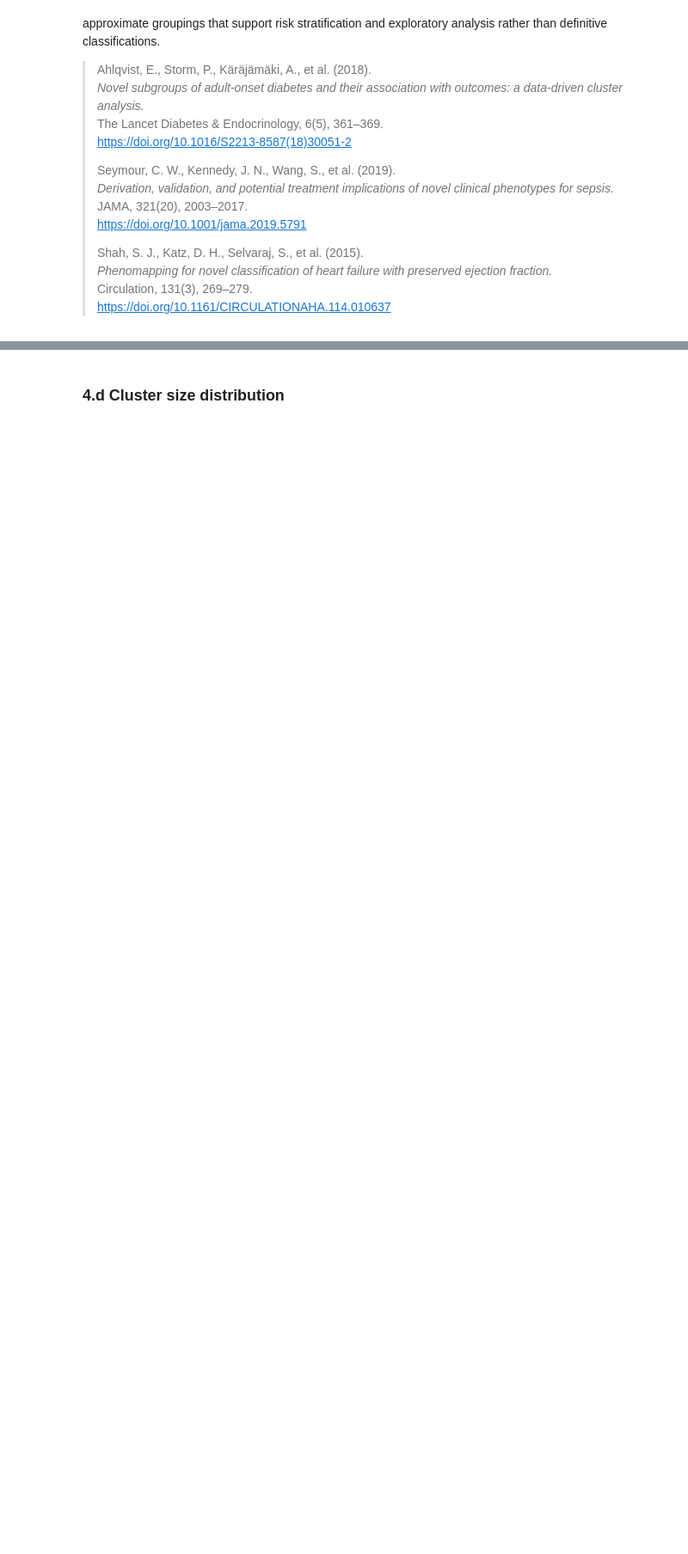
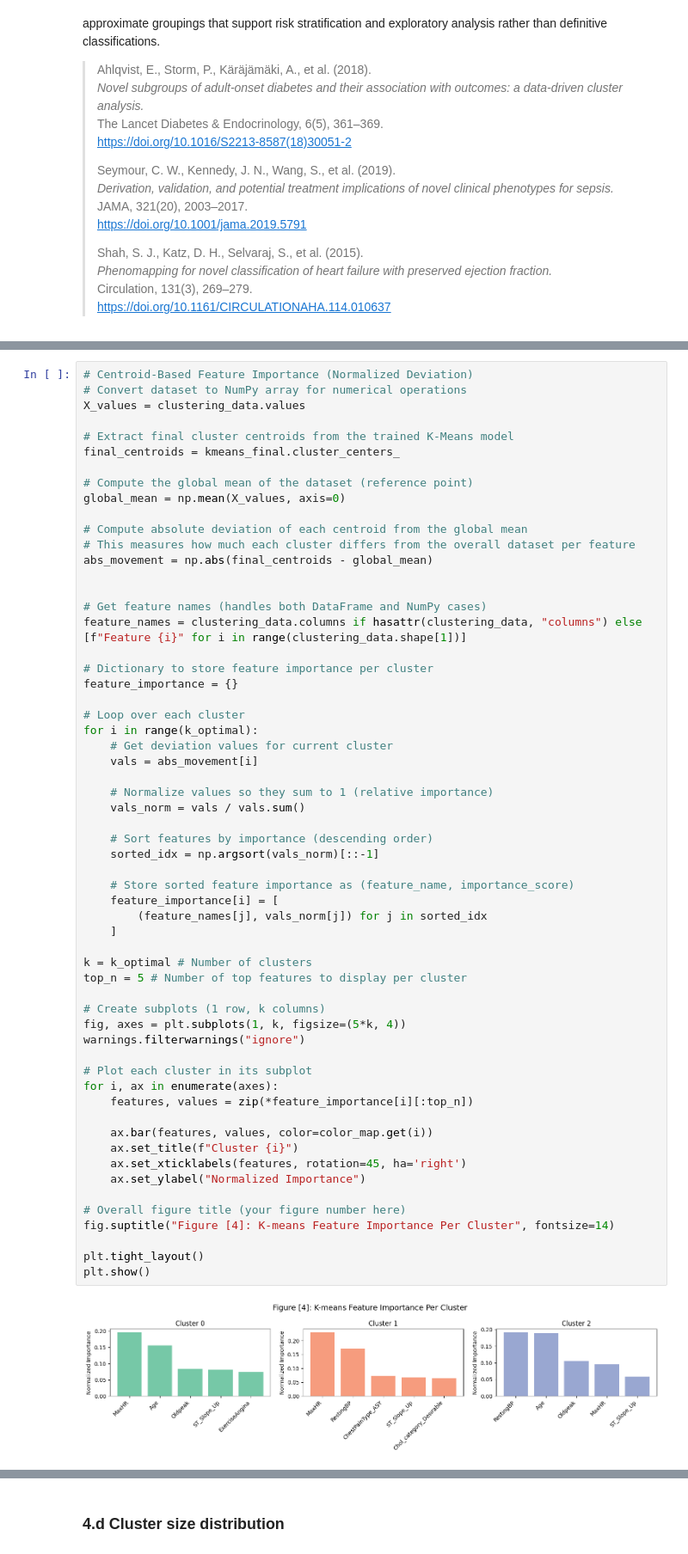
Before and after one commit to Janau00/SWE485-Project-Group9, a Jupyter notebook: Phase2_Unsupervised_Learning.ipynb, the cells around one changed output, grey strips where cells are left out. Shown at 86% size. Cells and saved outputs as stored; diff of their text form; blank space fills up the shorter version.

```diff
--- a/Phase2_Unsupervised_Learning.ipynb
+++ b/Phase2_Unsupervised_Learning.ipynb
@@ -665,0 +495,61 @@ plt.show()
+# %%
+# Centroid-Based Feature Importance (Normalized Deviation)
+# Convert dataset to NumPy array for numerical operations
+X_values = clustering_data.values
+
+# Extract final cluster centroids from the trained K-Means model
+final_centroids = kmeans_final.cluster_centers_
+
+# Compute the global mean of the dataset (reference point)
+global_mean = np.mean(X_values, axis=0)
+
+# Compute absolute deviation of each centroid from the global mean
+# This measures how much each cluster differs from the overall dataset per feature
+abs_movement = np.abs(final_centroids - global_mean)
+
+
+# Get feature names (handles both DataFrame and NumPy cases)
+feature_names = clustering_data.columns if hasattr(clustering_data, "columns") else [f"Feature {i}" for i in range(clustering_data.shape[1])]
+
+# Dictionary to store feature importance per cluster
+feature_importance = {}
+
+# Loop over each cluster
+for i in range(k_optimal):
+    # Get deviation values for current cluster
+    vals = abs_movement[i]
+
+    # Normalize values so they sum to 1 (relative importance)
+    vals_norm = vals / vals.sum()
+
+    # Sort features by importance (descending order)
+    sorted_idx = np.argsort(vals_norm)[::-1]
+
+    # Store sorted feature importance as (feature_name, importance_score)
+    feature_importance[i] = [
+        (feature_names[j], vals_norm[j]) for j in sorted_idx
+    ]
+
+k = k_optimal # Number of clusters
+top_n = 5 # Number of top features to display per cluster
+
+# Create subplots (1 row, k columns)
+fig, axes = plt.subplots(1, k, figsize=(5*k, 4))
+warnings.filterwarnings("ignore")
+
+# Plot each cluster in its subplot
+for i, ax in enumerate(axes):
+    features, values = zip(*feature_importance[i][:top_n])
+
+    ax.bar(features, values, color=color_map.get(i))
+    ax.set_title(f"Cluster {i}")
+    ax.set_xticklabels(features, rotation=45, ha='right')
+    ax.set_ylabel("Normalized Importance")
+
+# Overall figure title (your figure number here)
+fig.suptitle("Figure [4]: K-means Feature Importance Per Cluster", fontsize=14)
+
+plt.tight_layout()
+plt.show()
+# %% [output]
+[figure, added]
```
Also changed, not shown: parts of 31 cells of this notebook.
